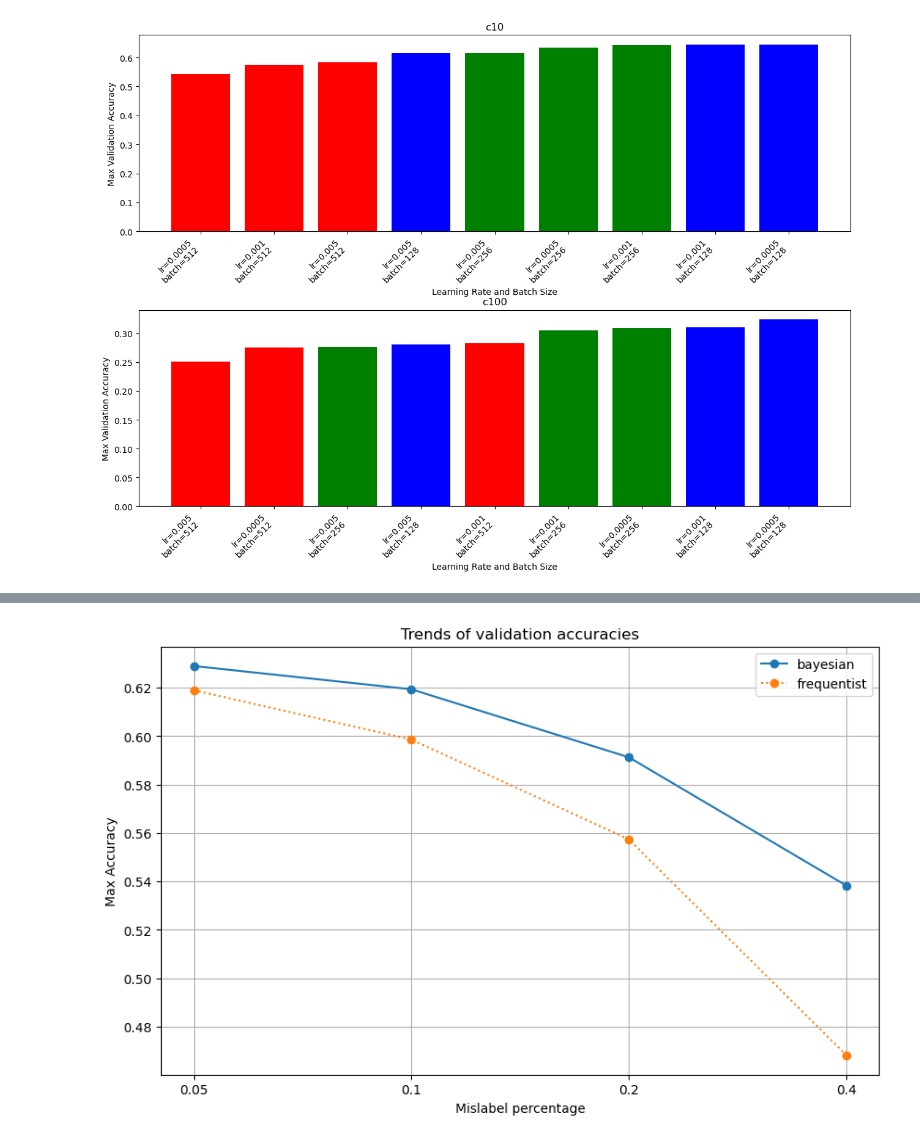
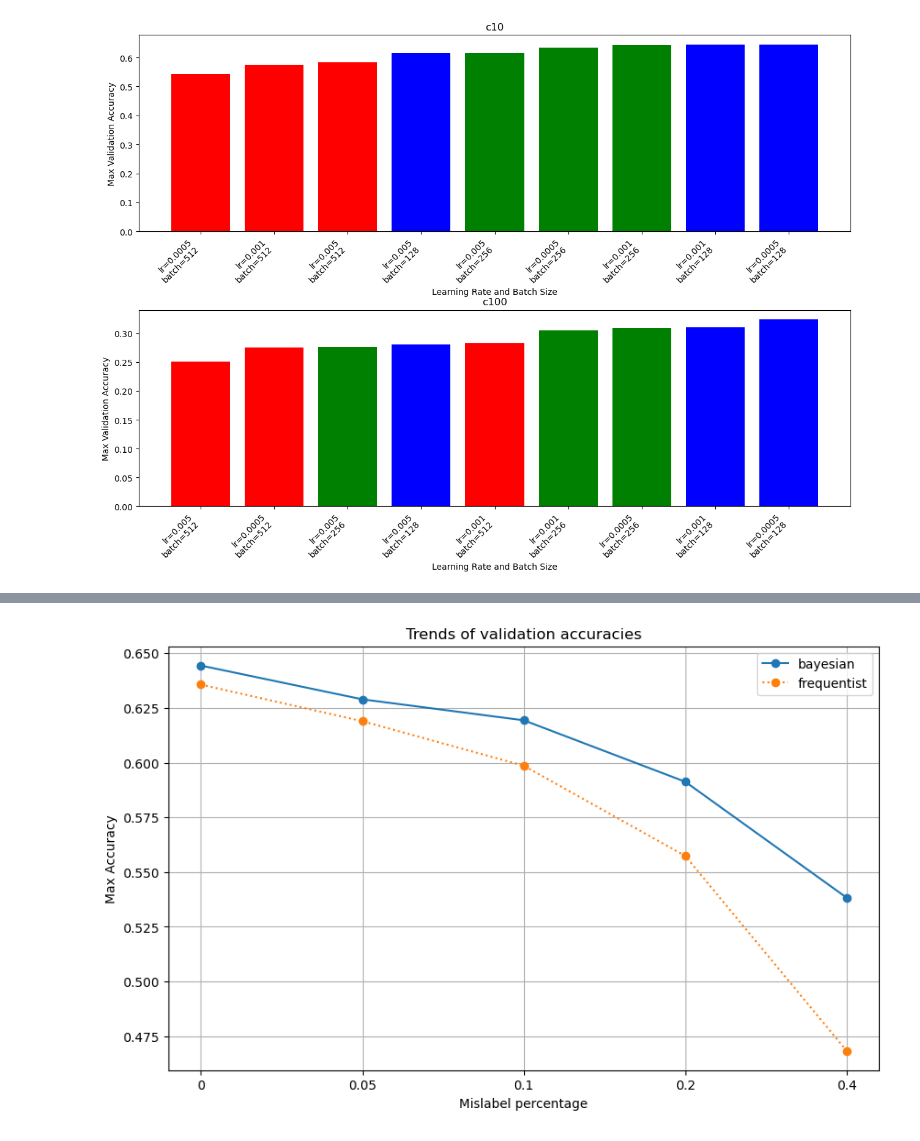
Before and after one commit to Gabrynho/BayesCNNvsFreqCNN, a Jupyter notebook: Plotting.ipynb, the cells around one changed output, grey strips where cells are left out. Saved outputs shown, nothing was run; the diff lists cells and outputs as text; code cells hidden in the pictures.

```diff
--- a/Plotting.ipynb
+++ b/Plotting.ipynb
@@ -114,6 +114,7 @@ for cnn in cnns:
 
         # Read the data
         data = pd.read_csv(file_name)
+        data = data[data['Epoch'] < 64]
 
         # Extract metrics and plot
         color = colors[perc]  # Select color from the map
@@ -122,6 +123,7 @@ for cnn in cnns:
 
 # Set title, labels, and legend
 #ax.set_ylim([0.15, 0.65])
+#ax.set_xlim([-2, 65])
 ax.set_title('Validation Accuracy of Mislabelled Trainsets')
 ax.set_xlabel('Epoch')
 ax.set_ylabel('Accuracy')
@@ -135,26 +137,34 @@ plt.show()
 # %%
 # Create a figure
 fig, ax = plt.subplots(figsize=(10, 6))
 
 # Get max values for each kind of CSV file and plot them
 for cnn in cnns:
-    max_values = []
+
+    if cnn == 'bayesian' :
+        file = f'./results/results_c10_lr0.001_batch128.csv'
+    else :
+        file = f'./results/results_f10_lr0.001_batch128.csv'
+
+    old_data = pd.read_csv(file)
+    max_values = [old_data['Validation Accuracy'].max()]
     for perc in mislabel_perc:
         file_name = f'./mislabel_results/results_{cnn}_mislabel_{perc}.csv'
         data = pd.read_csv(file_name)
         max_value = data['Validation Accuracy'].max()
         max_values.append(max_value)
     linestyle = linestyles[cnn]
-    ax.plot(mislabel_perc, max_values, marker='o', label=f'{cnn}', linestyle=linestyle)  # Plot the max values
+    mislabel_percentage = ['0', '0.05', '0.1', '0.2', '0.4']
+    ax.plot(mislabel_percentage, max_values, marker='o', label=f'{cnn}', linestyle=linestyle)  # Plot the max values
 
 # Set the title, labels, and legend
 ax.set_title('Trends of validation accuracies')
 ax.set_xlabel('Mislabel percentage')
 ax.set_ylabel('Max Accuracy')
 ax.legend()
 ax.grid()
 
 # Show the plot
 plt.show()
 # %% [output]
-[figure, old version]
+[figure, new version]
```
Also changed, not shown: parts of 1 cell of this notebook.
